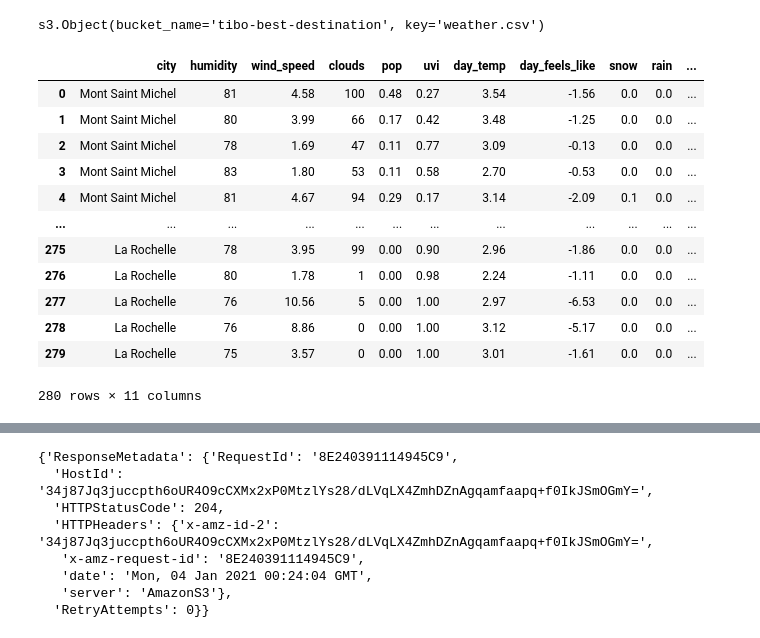
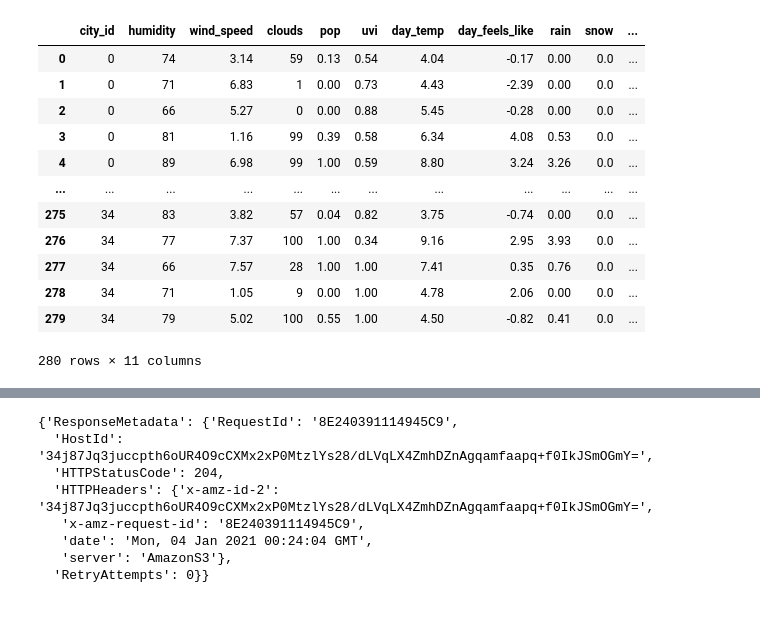
Before and after one commit to thibaudchevrier/Kayak, a Jupyter notebook: Kayak.ipynb, the cells around one changed output, grey strips where cells are left out. Drawn from its saved outputs; the diff is of its cells as text; code cells hidden in the pictures.

```diff
--- a/Kayak.ipynb
+++ b/Kayak.ipynb
@@ -59,21 +58,26 @@ s3.Bucket(name='tibo-best-destination')
 # %%
-def filter_weather(city, json_weather):
+def filter_weather(city_id, json_weather):
     rework = ["temp", 'feels_like']
     rework_dict = {key + "_" + cat: value for cat in rework for key, value in json_weather.pop(cat).items()}
     weather_dict = {key + "_weather": value for key, value in json_weather.pop("weather")[0].items() if key not in ["id", "icon"]}
-    return {**{"city": city}, **json_weather, **rework_dict, **weather_dict}
+    return {**{"city_id": city_id}, **json_weather, **rework_dict, **weather_dict}
 
 def get_weather(cities, unit="metric"):
-    res = []
-    for city in cities:
+    res_cities = []
+    res_weather = []
+    for city_id, city in enumerate(cities):
         city_dict = requests.get("https://nominatim.openstreetmap.org/search/%s France?format=json" % city).json()[0]
+        lat = float(city_dict['lat'])
+        lon = float(city_dict['lon'])
+        weather_forecast = requests.get("https://api.openweathermap.org/data/2.5/onecall?lat=%f&lon=%f&units=%s&exclude=current,minutely,hourly,alerts&appid=%s" % (lat, lon, unit, API_KEY)).json()["daily"]
+        res_cities += [{"city_id": city_id, "city_name": city, "display_name": city_dict['display_name'], "lat": lat, "lon": lon}]
+        res_weather += [filter_weather(city_id, weather) for weather in weather_forecast]
         display(city_dict['display_name'])
-        weather_forecast = requests.get("https://api.openweathermap.org/data/2.5/onecall?lat=%f&lon=%f&units=%s&exclude=current,minutely,hourly,alerts&appid=17f1316f61671c97431a42fc7587f05c" % (float(city_dict['lat']), float(city_dict['lon']), unit)).json()["daily"]
-        res += [filter_weather(city, weather) for weather in weather_forecast]
-    return res
+    return res_cities, res_weather
 
-df = pd.DataFrame.from_records(get_weather(cities))
-display(df)
+cities_infos, weather_infos = get_weather(cities)
+df_cities = pd.DataFrame.from_records(cities_infos, index="city_id")
+df_weather = pd.DataFrame.from_records(weather_infos)
 # %% [output]
 'Le Mont-Saint-Michel, Avranches, Manche, Normandie, France métropolitaine, 50170, France'
 'Saint-Malo, Ille-et-Vilaine, Bretagne, France métropolitaine, 35400, France'
@@ -91,7 +95,7 @@ display(df)
 # %%
-df['dt'] = pd.to_datetime(df['dt'], unit='s')
-df['sunrise'] = pd.to_datetime(df['sunrise'], unit='s')
-df['sunset'] = pd.to_datetime(df['sunset'], unit='s')
-df['day_light_duration'] = df['sunset'] - df['sunrise']
-display(df)
+df_weather['dt'] = pd.to_datetime(df_weather['dt'], unit='s')
+df_weather['sunrise'] = pd.to_datetime(df_weather['sunrise'], unit='s')
+df_weather['sunset'] = pd.to_datetime(df_weather['sunset'], unit='s')
+df_weather['day_light_duration'] = df_weather['sunset'] - df_weather['sunrise']
+display(df_weather)
 # %% [output]
@@ -110,32 +114,23 @@ display(df)
 280 rows × 27 columns
-# %%
-from io import StringIO
-
-bucket = s3.Bucket("tibo-best-destination")
-csv_buffer = StringIO()
-df.to_csv(csv_buffer, index=False)
-bucket.put_object(Key="weather.csv", Body=csv_buffer.getvalue())
-# %% [output]
-s3.Object(bucket_name='tibo-best-destination', key='weather.csv')
 # %%
-df_filtered = df.drop(["sunrise", "sunset", "pressure", "dew_point", "wind_deg",
-                       "description_weather", 'min_temp', 'max_temp', 'night_temp', 'eve_temp', 'morn_temp',
-                       'night_feels_like', 'eve_feels_like', 'morn_feels_like', 'dt', 'main_weather'], axis=1)
+df_filtered = df_weather.drop(["sunrise", "sunset", "pressure", "dew_point", "wind_deg",
+                               "description_weather", 'min_temp', 'max_temp', 'night_temp', 'eve_temp', 'morn_temp',
+                               'night_feels_like', 'eve_feels_like', 'morn_feels_like', 'dt', 'main_weather'], axis=1)
 df_filtered.rain.fillna(0, inplace=True)
 df_filtered.snow.fillna(0, inplace=True)
 display(df_filtered)
 # %% [output]
-|  | city | humidity | wind_speed | clouds | pop | uvi | day_temp | day_feels_like | snow | rain | ... |
-| 0 | Mont Saint Michel | 81 | 4.58 | 100 | 0.48 | 0.27 | 3.54 | -1.56 | 0.0 | 0.0 | ... |
-| 1 | Mont Saint Michel | 80 | 3.99 | 66 | 0.17 | 0.42 | 3.48 | -1.25 | 0.0 | 0.0 | ... |
-| 2 | Mont Saint Michel | 78 | 1.69 | 47 | 0.11 | 0.77 | 3.09 | -0.13 | 0.0 | 0.0 | ... |
-| 3 | Mont Saint Michel | 83 | 1.80 | 53 | 0.11 | 0.58 | 2.70 | -0.53 | 0.0 | 0.0 | ... |
-| 4 | Mont Saint Michel | 81 | 4.67 | 94 | 0.29 | 0.17 | 3.14 | -2.09 | 0.1 | 0.0 | ... |
+|  | city_id | humidity | wind_speed | clouds | pop | uvi | day_temp | day_feels_like | rain | snow | ... |
+| 0 | 0 | 74 | 3.14 | 59 | 0.13 | 0.54 | 4.04 | -0.17 | 0.00 | 0.0 | ... |
+| 1 | 0 | 71 | 6.83 | 1 | 0.00 | 0.73 | 4.43 | -2.39 | 0.00 | 0.0 | ... |
+| 2 | 0 | 66 | 5.27 | 0 | 0.00 | 0.88 | 5.45 | -0.28 | 0.00 | 0.0 | ... |
+| 3 | 0 | 81 | 1.16 | 99 | 0.39 | 0.58 | 6.34 | 4.08 | 0.53 | 0.0 | ... |
+| 4 | 0 | 89 | 6.98 | 99 | 1.00 | 0.59 | 8.80 | 3.24 | 3.26 | 0.0 | ... |
 | ... | ... | ... | ... | ... | ... | ... | ... | ... | ... | ... | ... |
-| 275 | La Rochelle | 78 | 3.95 | 99 | 0.00 | 0.90 | 2.96 | -1.86 | 0.0 | 0.0 | ... |
-| 276 | La Rochelle | 80 | 1.78 | 1 | 0.00 | 0.98 | 2.24 | -1.11 | 0.0 | 0.0 | ... |
-| 277 | La Rochelle | 76 | 10.56 | 5 | 0.00 | 1.00 | 2.97 | -6.53 | 0.0 | 0.0 | ... |
-| 278 | La Rochelle | 76 | 8.86 | 0 | 0.00 | 1.00 | 3.12 | -5.17 | 0.0 | 0.0 | ... |
-| 279 | La Rochelle | 75 | 3.57 | 0 | 0.00 | 1.00 | 3.01 | -1.61 | 0.0 | 0.0 | ... |
+| 275 | 34 | 83 | 3.82 | 57 | 0.04 | 0.82 | 3.75 | -0.74 | 0.00 | 0.0 | ... |
+| 276 | 34 | 77 | 7.37 | 100 | 1.00 | 0.34 | 9.16 | 2.95 | 3.93 | 0.0 | ... |
+| 277 | 34 | 66 | 7.57 | 28 | 1.00 | 1.00 | 7.41 | 0.35 | 0.76 | 0.0 | ... |
+| 278 | 34 | 71 | 1.05 | 9 | 0.00 | 1.00 | 4.78 | 2.06 | 0.00 | 0.0 | ... |
+| 279 | 34 | 79 | 5.02 | 100 | 0.55 | 1.00 | 4.50 | -0.82 | 0.41 | 0.0 | ... |
 280 rows × 11 columns
 # %%
```
Also changed, not shown: parts of 14 cells of this notebook, 4 other files.
